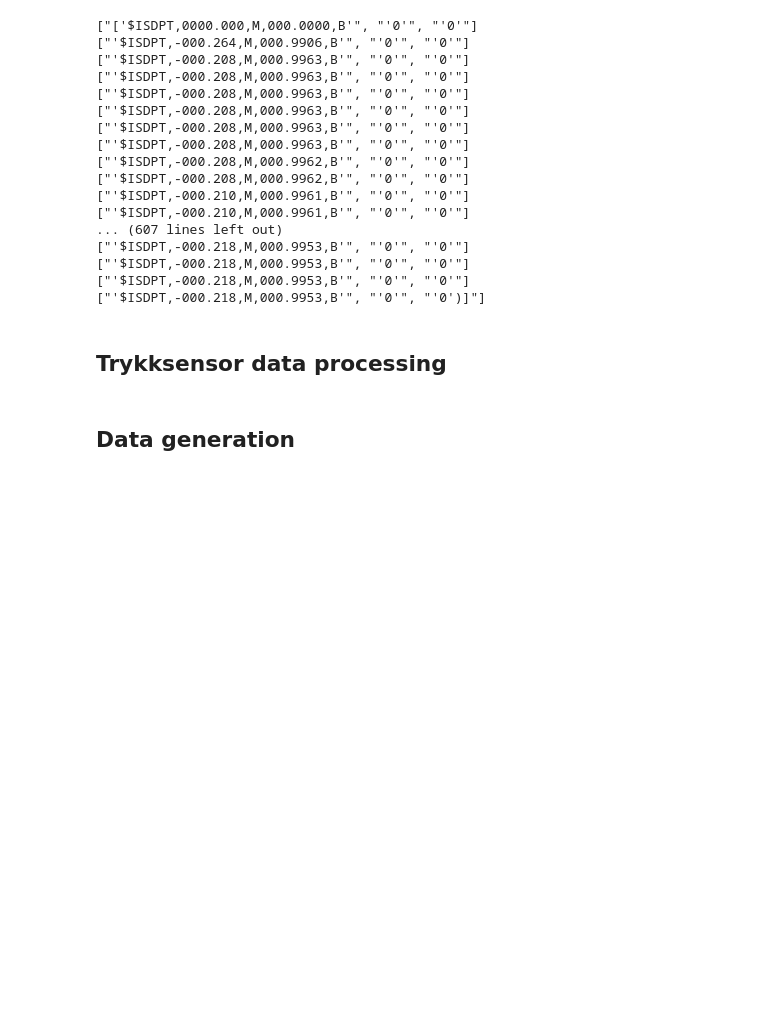
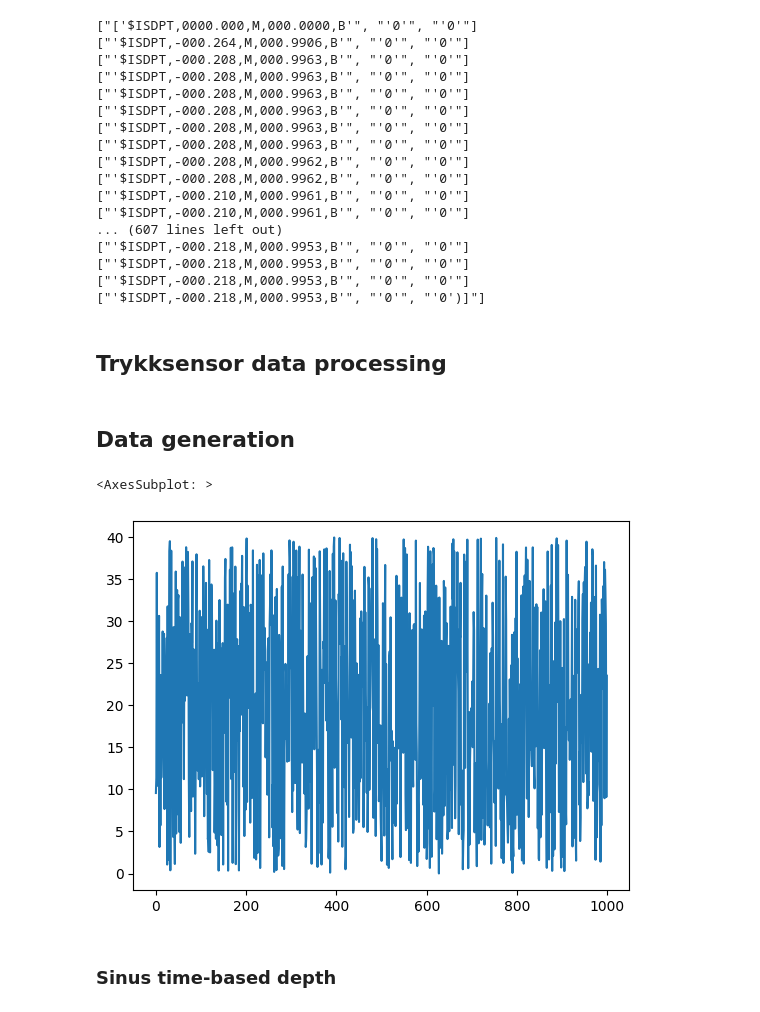
Before and after one commit to AdamSioud/Start-NTNU-Hackathon-2022, a Jupyter notebook: data-processing/data_processing.ipynb, the cells around one changed output. Cells and saved outputs as stored; diff of their text form; code cells hidden in the pictures; blank space fills up the shorter version.

```diff
--- a/data-processing/data_processing.ipynb
+++ b/data-processing/data_processing.ipynb
@@ -114,11 +114,11 @@ for line in trykksensor_raw:
 # %% [markdown]
 ## Data generation
 # %%
-def get_ID123(size):
+def get_ID123_a(size):
    df = pd.DataFrame()
-   depth = np.random.randint(0, 40, size)
+   depth = np.random.uniform(0, 40, size)
    df['depth'] = depth
-   pressure = depth * 9.81 + np.random.normal(0, 0.5, size)
+   pressure = depth * 9.81 + np.random.normal(0, 2, size)
    df['pressure'] = pressure
    temperature = -np.log(depth+0.1) * 4.5 + 23
    temperature = np.clip(temperature, 2.5, 19)
@@ -127,5 +127,12 @@ def get_ID123(size):
 
    return df
 # %%
-temp_df = get_ID123(1000)
+temp_df = get_ID123_a(1000)
 temp_df.to_csv('data/ID123-1000.csv', index=False)
+# %%
+temp_df['depth'].plot()
+# %% [output]
+<AxesSubplot: >
+[figure, added]
+# %% [markdown]
+### Sinus time-based depth
```
Also changed, not shown: parts of 8 cells of this notebook, 3 other files.
